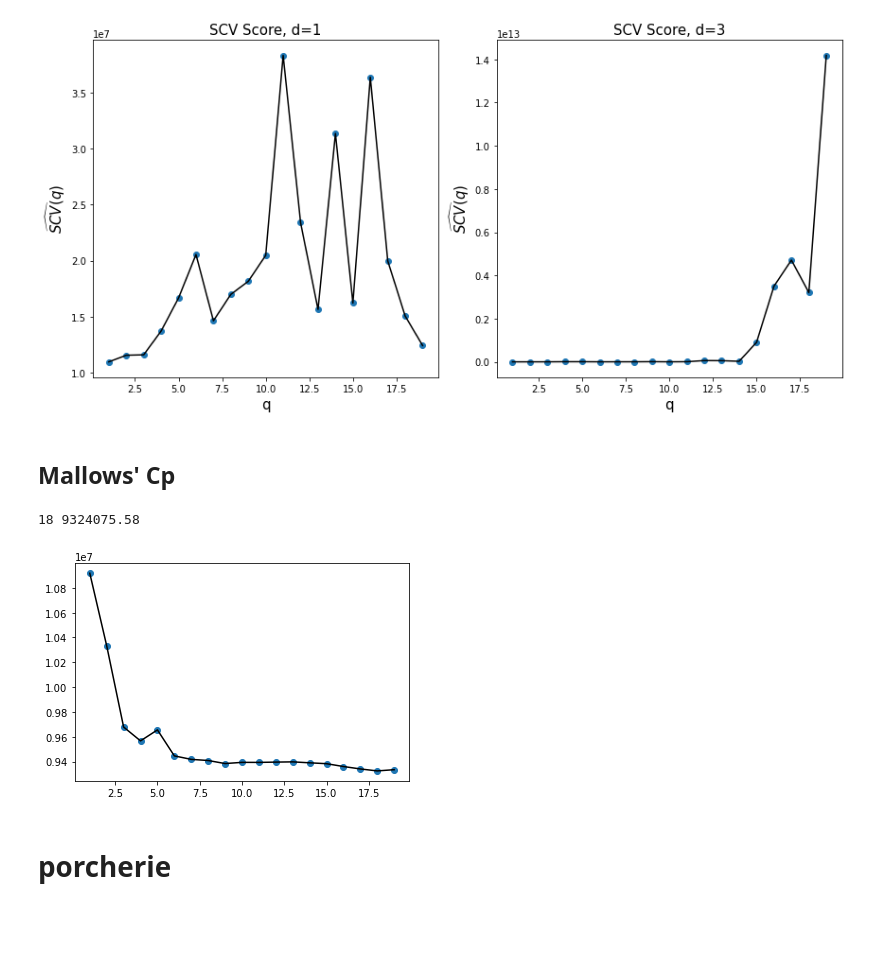
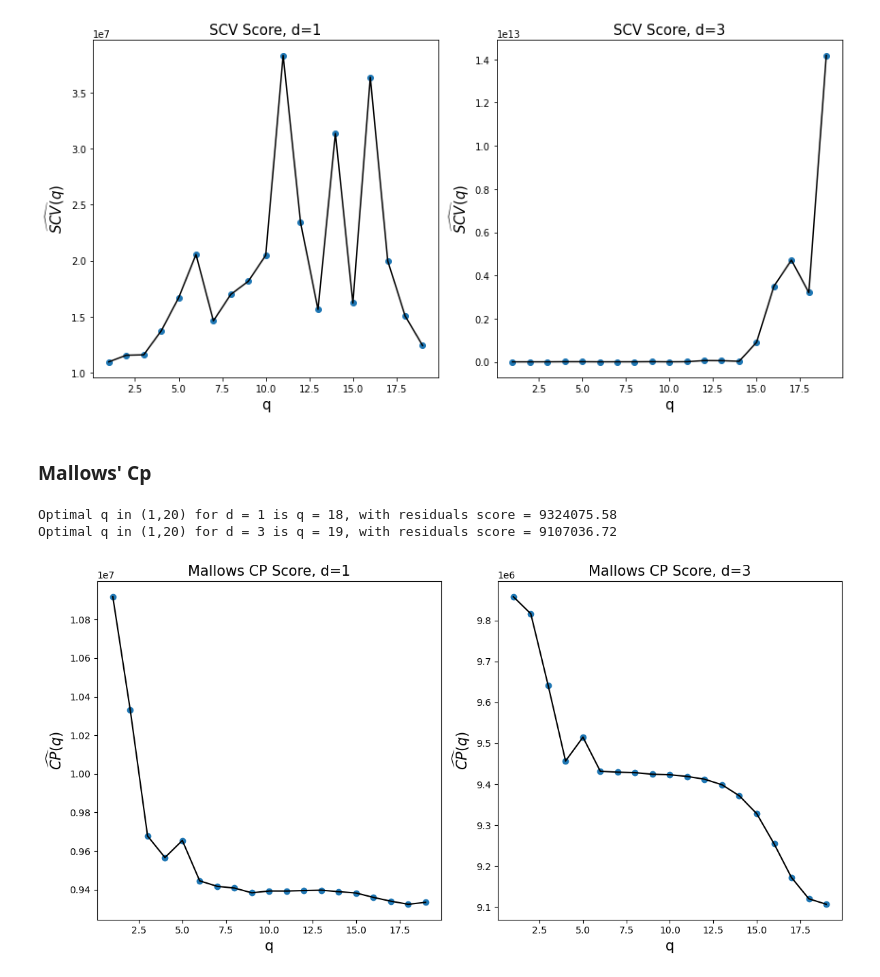
Before and after one commit to FilMastro/SL-homework1, a Jupyter notebook: hw1.ipynb, the cells around one changed output. Cells and saved outputs as stored; diff of their text form; code cells hidden in the pictures; blank space fills up the shorter version.

```diff
--- a/hw1.ipynb
+++ b/hw1.ipynb
@@ -32,7 +46,7 @@ def power_func(x,d,q):
             G.append(x**i)
         else:
             #split interval of x axis by q points
-            sottr=x[-1]/(q+1)*j
+            sottr=(x[-1]-x[0])/(q+1)*j
             G.append((np.maximum(0,x-sottr))**d)
             j+=1
 
@@ -274,19 +291,37 @@ Optimal q in (1,20) for d = 1 is q = 1, with residuals score = 10981256.44
 Optimal q in (1,20) for d = 3 is q = 1, with residuals score = 89051359.87
 [figure]
 # %% [markdown]
-## Mallows' Cp
+### Mallows' Cp
 # %%
 # for d=3
 knots=list(range(1,20))
 # print(knots)
-res=list(map(main,[1]*len(knots),knots,['CP']*len(knots),[data]*len(knots)))
-ind=np.argmin(res)
-print(knots[ind],res[ind])
-plt.scatter(knots,res)
-plt.plot(knots,res,color='black')
+res1=list(map(main,[1]*len(knots),knots,['CP']*len(knots),[data]*len(knots)))
+ind1=np.argmin(res1)
+
+res2=list(map(main,[3]*len(knots),knots,['CP']*len(knots),[data]*len(knots)))
+ind2=np.argmin(res2)
+
+# printing both for d=1 and d=3
+print(('Optimal q in (1,20) for d = 1 is q = {}, with residuals score = {}').format(knots[ind1],res1[ind1]))
+fig, (ax1, ax2) = plt.subplots(1, 2, sharey=False,figsize=(12,6))
+ax1.scatter(knots,res1)
+ax1.plot(knots,res1,color='black')
+ax1.set_title(r'Mallows CP Score, d=1',fontsize=15)
+ax1.set_xlabel('q',fontsize=15)
+ax1.set_ylabel(r'$\widehat{CP}(q)$',fontsize=15)
+
+print(('Optimal q in (1,20) for d = 3 is q = {}, with residuals score = {}').format(knots[ind2],res2[ind2]))
+
+ax2.scatter(knots,res2)
+ax2.plot(knots,res2,color='black')
+ax2.set_title(r'Mallows CP Score, d=3',fontsize=15)
+ax2.set_xlabel('q',fontsize=15)
+ax2.set_ylabel(r'$\widehat{CP}(q)$',fontsize=15)
+
+fig.tight_layout()
 plt.show()
 # %% [output]
-18 9324075.58
+Optimal q in (1,20) for d = 1 is q = 18, with residuals score = 9324075.58
+Optimal q in (1,20) for d = 3 is q = 19, with residuals score = 9107036.72
-[figure, old version]
+[figure, new version]
-# %% [markdown]
-# porcherie
```
Also changed, not shown: parts of 27 cells of this notebook.
